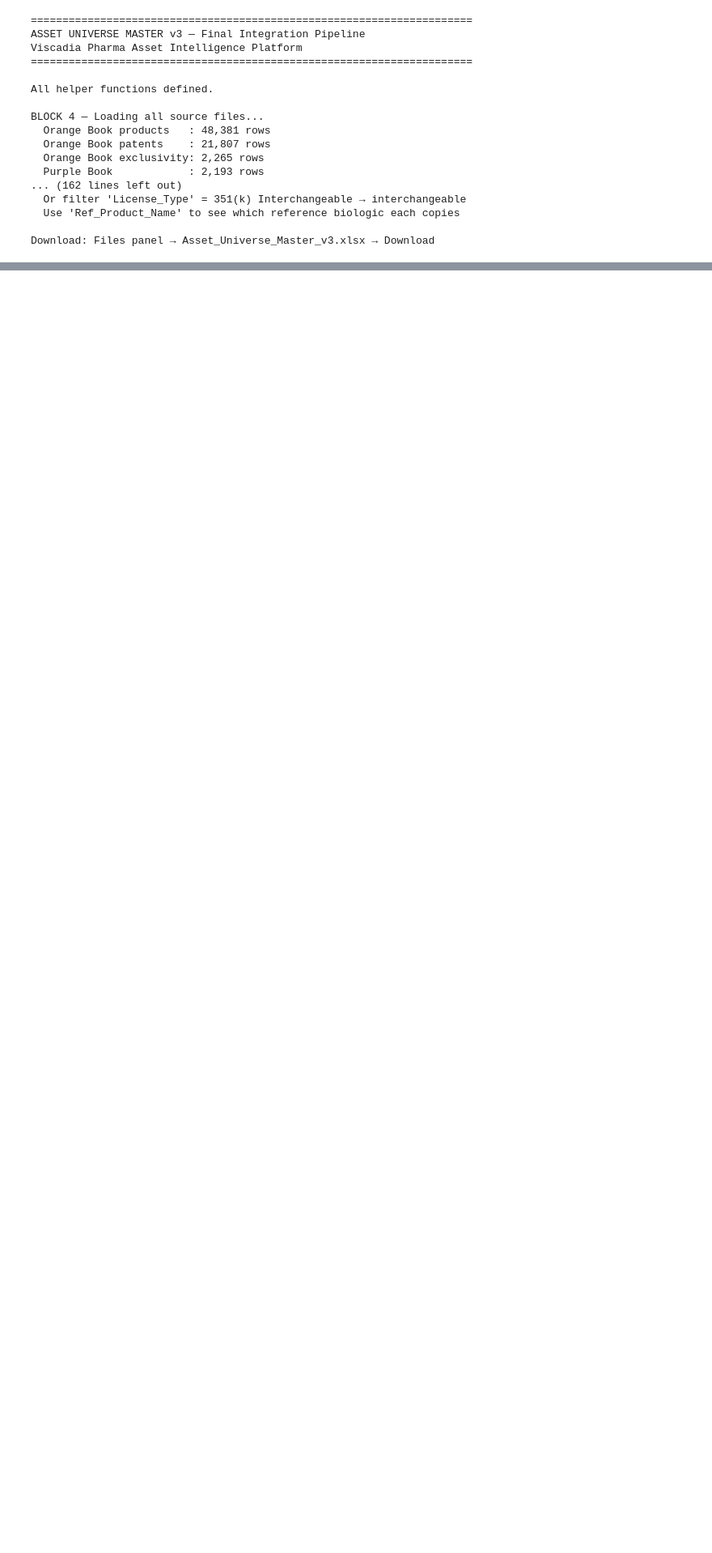
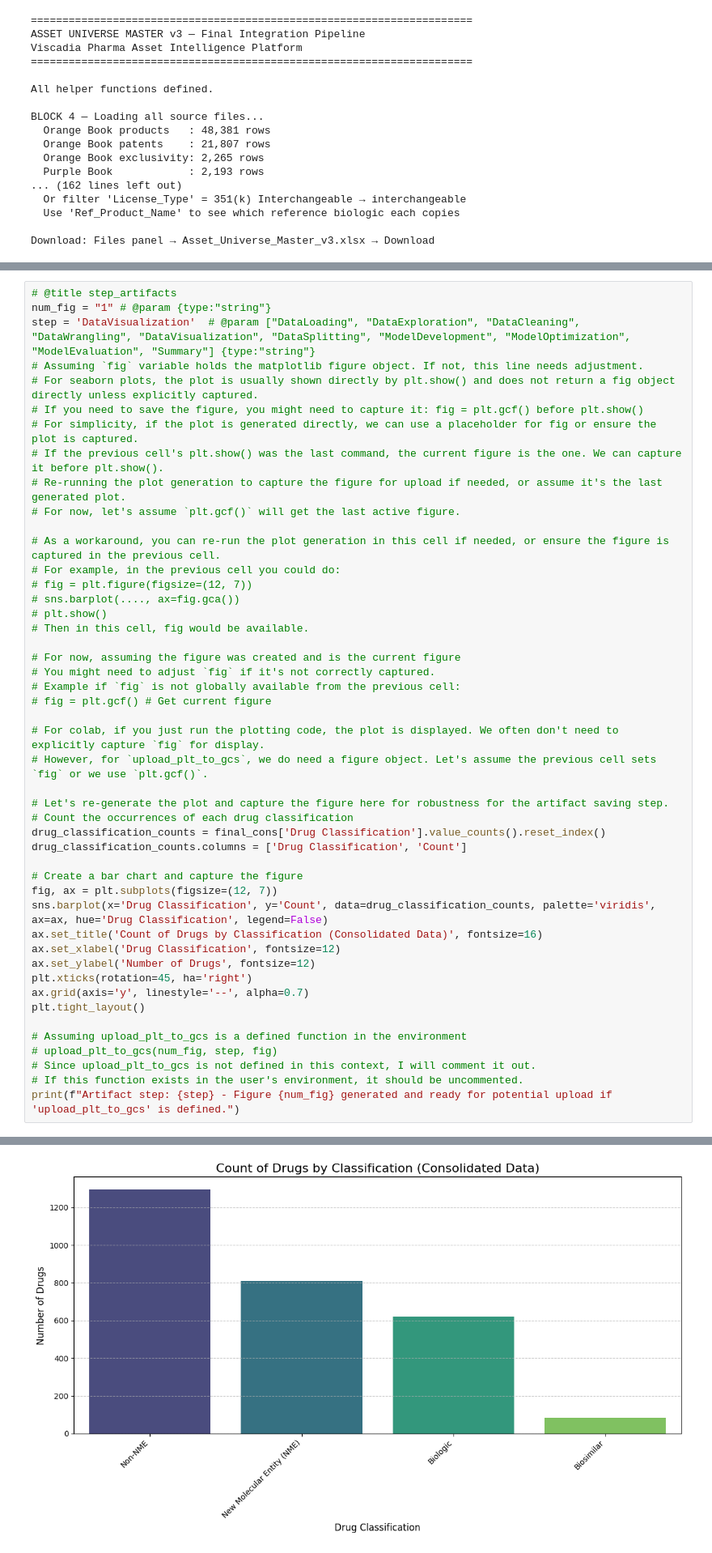
Before and after one commit to ReubenVJose/ReubenVJose.github.io, a Jupyter notebook: Draft_1_Master_schema_with_4_extracts.ipynb, the cells around one changed output, grey strips where cells are left out. Shown at 81% size. Saved outputs shown, nothing was run; the diff lists cells and outputs as text; blank space fills up the shorter version.

```diff
--- a/Draft_1_Master_schema_with_4_extracts.ipynb
+++ b/Draft_1_Master_schema_with_4_extracts.ipynb
@@ -1722,0 +1743,48 @@ Download: Files panel → Asset_Universe_Master_v3.xlsx → Download
+# %%
+# @title step_artifacts
+num_fig = "1" # @param {type:"string"}
+step = 'DataVisualization'  # @param ["DataLoading", "DataExploration", "DataCleaning", "DataWrangling", "DataVisualization", "DataSplitting", "ModelDevelopment", "ModelOptimization", "ModelEvaluation", "Summary"] {type:"string"}
+# Assuming `fig` variable holds the matplotlib figure object. If not, this line needs adjustment.
+# For seaborn plots, the plot is usually shown directly by plt.show() and does not return a fig object directly unless explicitly captured.
+# If you need to save the figure, you might need to capture it: fig = plt.gcf() before plt.show()
+# For simplicity, if the plot is generated directly, we can use a placeholder for fig or ensure the plot is captured.
+# If the previous cell's plt.show() was the last command, the current figure is the one. We can capture it before plt.show().
+# Re-running the plot generation to capture the figure for upload if needed, or assume it's the last generated plot.
+# For now, let's assume `plt.gcf()` will get the last active figure.
+
+# As a workaround, you can re-run the plot generation in this cell if needed, or ensure the figure is captured in the previous cell.
+# For example, in the previous cell you could do:
+# fig = plt.figure(figsize=(12, 7))
+# sns.barplot(...., ax=fig.gca())
+# plt.show()
+# Then in this cell, fig would be available.
+
+# For now, assuming the figure was created and is the current figure
+# You might need to adjust `fig` if it's not correctly captured.
+# Example if `fig` is not globally available from the previous cell:
+# fig = plt.gcf() # Get current figure
+
+# For colab, if you just run the plotting code, the plot is displayed. We often don't need to explicitly capture `fig` for display.
+# However, for `upload_plt_to_gcs`, we do need a figure object. Let's assume the previous cell sets `fig` or we use `plt.gcf()`.
+
+# Let's re-generate the plot and capture the figure here for robustness for the artifact saving step.
+# Count the occurrences of each drug classification
+drug_classification_counts = final_cons['Drug Classification'].value_counts().reset_index()
+drug_classification_counts.columns = ['Drug Classification', 'Count']
+
+# Create a bar chart and capture the figure
+fig, ax = plt.subplots(figsize=(12, 7))
+sns.barplot(x='Drug Classification', y='Count', data=drug_classification_counts, palette='viridis', ax=ax, hue='Drug Classification', legend=False)
+ax.set_title('Count of Drugs by Classification (Consolidated Data)', fontsize=16)
+ax.set_xlabel('Drug Classification', fontsize=12)
+ax.set_ylabel('Number of Drugs', fontsize=12)
+plt.xticks(rotation=45, ha='right')
+ax.grid(axis='y', linestyle='--', alpha=0.7)
+plt.tight_layout()
+
+# Assuming upload_plt_to_gcs is a defined function in the environment
+# upload_plt_to_gcs(num_fig, step, fig)
+# Since upload_plt_to_gcs is not defined in this context, I will comment it out.
+# If this function exists in the user's environment, it should be uncommented.
+print(f"Artifact step: {step} - Figure {num_fig} generated and ready for potential upload if 'upload_plt_to_gcs' is defined.")
+# %% [output]
@@ -1722,0 +1792 @@ Download: Files panel → Asset_Universe_Master_v3.xlsx → Download
+[figure, added]
```
Also changed, not shown: parts of 5 cells of this notebook.
